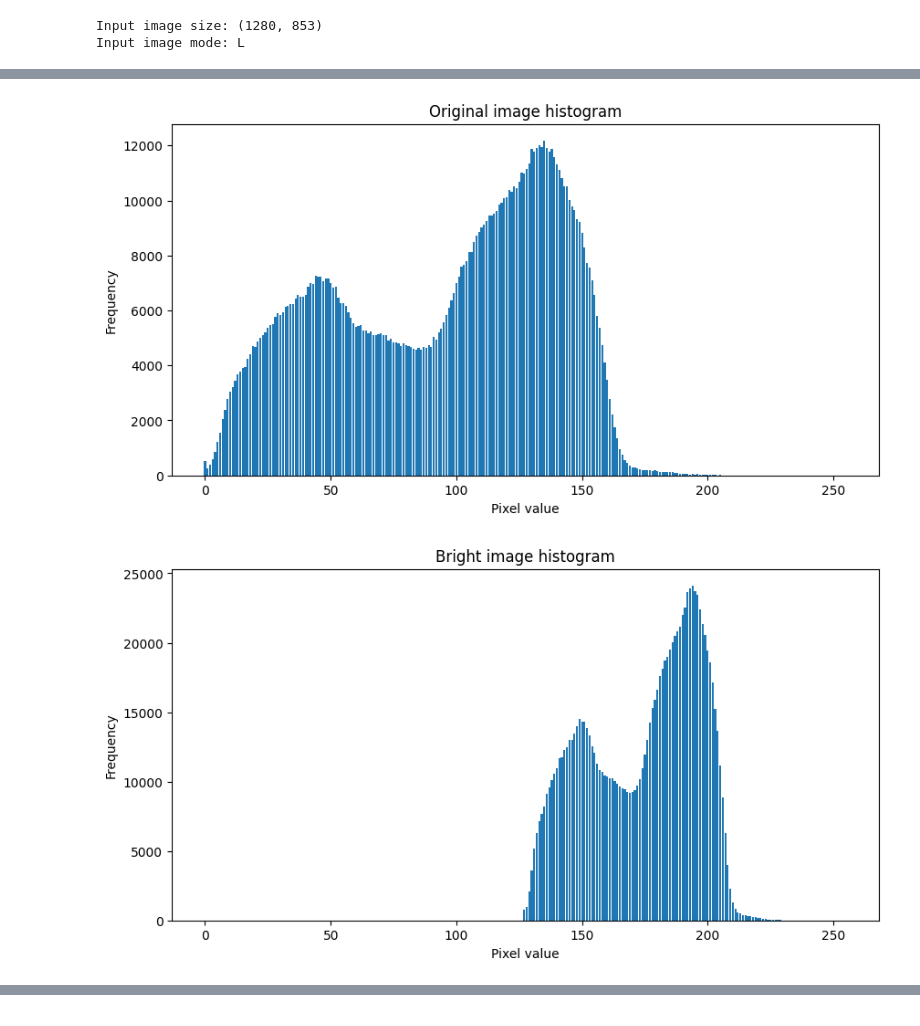
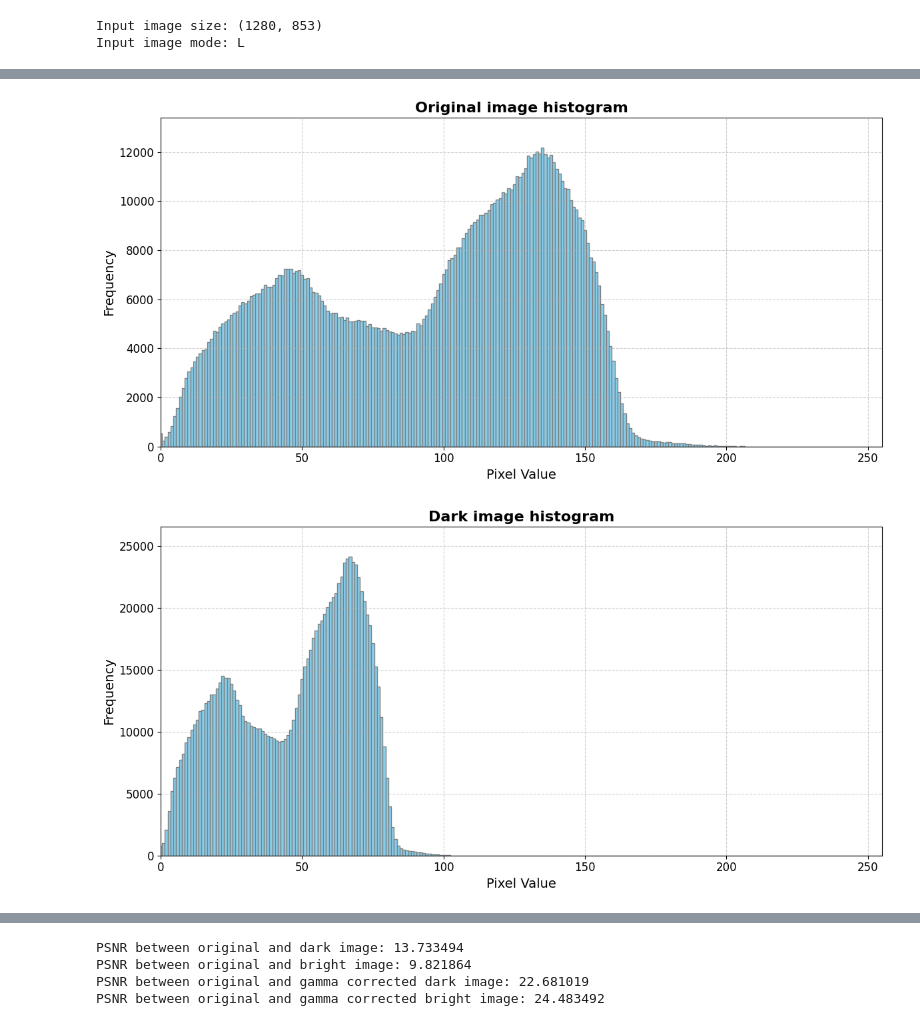
Before and after one commit to cilemafacan/gamma_correction, a Jupyter notebook: app.ipynb, the cells around one changed output, grey strips where cells are left out. Saved outputs shown, nothing was run; the diff lists cells and outputs as text; code cells hidden in the pictures.

```diff
--- a/app.ipynb
+++ b/app.ipynb
@@ -16,13 +15,19 @@ def calc_histogram(image, label):
     for pixel in image.getdata():
         histogram[pixel] += 1
 
-    # Plot bar chart
     fig, ax = plt.subplots()
-    fig.set_size_inches(10, 5)
-    ax.bar(range(256), histogram)
-    ax.set_xlabel('Pixel value')
-    ax.set_ylabel('Frequency')
-    ax.set_title(label)
+    fig.set_size_inches(12, 6)
+    ax.bar(range(256), histogram, color='skyblue', edgecolor='gray', width=1.0)
+
+    ax.set_xlabel('Pixel Value', fontsize=14)
+    ax.set_ylabel('Frequency', fontsize=14)
+    ax.set_title(label, fontsize=16, fontweight='bold')
+    ax.set_xlim(0, 255)
+    ax.set_ylim(0, max(histogram) * 1.1)  # Biraz boşluk bırakmak için max değeri %10 artır
+    ax.grid(True, linestyle='--', alpha=0.6)
+
+    ax.tick_params(axis='both', which='major', labelsize=12)
+    plt.tight_layout()
     plt.show()
 # %%
 calc_histogram(image, 'Original image histogram')
@@ -66,17 +71,17 @@ def gamma_correction(image, gamma):
     np_gamma_image = Image.fromarray(np_gamma_image)
     return np_gamma_image
 # %%
-""" gamma_dark_image = gamma_correction(dark_image, 0.5)
-gamma_dark_image.save('images/gamma_dark_image.png') """
+gamma_dark_image = gamma_correction(dark_image, 0.5)
+gamma_dark_image.save('images/gamma_dark_image.png')
 
 gamma_bright_image = gamma_correction(bright_image, 2.5)
 gamma_bright_image.save('images/gamma_bright_image.png')
 
 calc_histogram(image, 'Original image histogram')
-""" alc_histogram(dark_image, 'Dark image histogram')
-calc_histogram(gamma_dark_image, 'Gamma corrected dark image histogram') """
+calc_histogram(dark_image, 'Dark image histogram')
+calc_histogram(gamma_dark_image, 'Gamma corrected dark image histogram')
 calc_histogram(bright_image, 'Bright image histogram')
 calc_histogram(gamma_bright_image, 'Gamma corrected bright image histogram')
 # %% [output]
-[figure, old version]
+[figure, new version]
-[figure, old version]
+[figure, new version]
@@ -83,0 +97,15 @@ calc_histogram(gamma_bright_image, 'Gamma corrected bright image histogram')
+# %%
+psnr_dark_image = psnr(image, dark_image)
+psnr_brightness_image = psnr(image, bright_image)
+psnr_gamma_dark_image = psnr(image, gamma_dark_image)
+psnr_gamma_bright_image = psnr(image, gamma_bright_image)
+
+print("PSNR between original and dark image:", psnr_dark_image)
+print("PSNR between original and bright image:", psnr_brightness_image)
+print("PSNR between original and gamma corrected dark image:", psnr_gamma_dark_image)
+print("PSNR between original and gamma corrected bright image:", psnr_gamma_bright_image)
+# %% [output]
+PSNR between original and dark image: 13.733494
+PSNR between original and bright image: 9.821864
+PSNR between original and gamma corrected dark image: 22.681019
+PSNR between original and gamma corrected bright image: 24.483492
```
Also changed, not shown: parts of 5 cells of this notebook.
